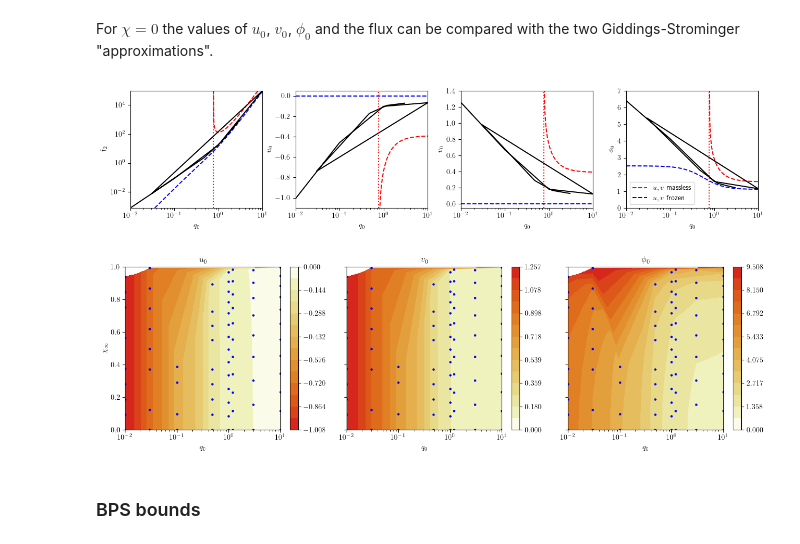
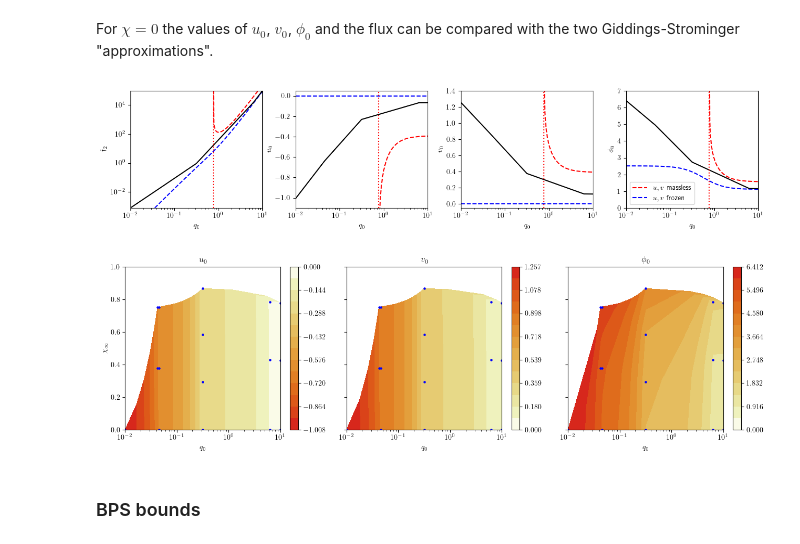
Before and after one commit to gloges/typeII-wormholes, a Jupyter notebook: wormholes.ipynb, the cells around one changed output. Cells and saved outputs as stored; diff of their text form; code cells hidden in the pictures.

Commit message:
T11 data saving

```diff
--- a/wormholes.ipynb
+++ b/wormholes.ipynb
@@ -347,5 +345,9 @@ data = np.empty([9, 0])
+# %%
+# data = np.empty([11, 0])
+data = np.load('T11_data.npy')
 # %%
-q0_list = np.geomspace(0.03, 3, 6)
+# q0_list = np.geomspace(0.01, 10, 3)
+q0_list = 10**(3*np.random.rand(3) - 2)
 
 for q0 in q0_list:
 
@@ -388,7 +390,7 @@ for q0 in q0_list:
                 χ4 = popt[0]
 
             if value < 10**-4:
-                data = np.append(data, np.array([[q0, u0, v0, φ0, χinf, φ4, χ4, φχ4, flux2]]).T, axis=1)
+                data = np.append(data, np.array([[q0, χ1, rmax, u0, v0, φ0, φ4, χ4, φχ4, χinf, flux2]]).T, axis=1)
 
             χ1 += δχ1
 # %% [output]
@@ -412,2 +416,2 @@ Optimizing (u0, v0) for (q0, χ1, rmax) = (3.0000, 0.3000, 60.0000)      Failed
 # %%
-q0s, u0s, v0s, φ0s, χinfs, φ4s, χ4s, φχ4s, flux2s = data
+q0s, χ1s, rmaxes, u0s, v0s, φ0s, φ4s, χ4s, φχ4s, χinfs, flux2s = data
@@ -414,7 +429,8 @@ q0s, u0s, v0s, φ0s, χinfs, φ4s, χ4s, φχ4s, flux2s = data
 # %% [markdown]
 For $\chi=0$ the values of $u_0$, $v_0$, $\phi_0$ and the flux can be compared with the two Giddings-Strominger "approximations".
 # %%
-mask = (χinfs == 0)
+mask = np.where(χinfs == 0)[0]
+mask = mask[np.argsort(q0s[mask])]
 
 q0s_ml = np.geomspace(0.7728, max(q0s[mask]), 100)
 data_ml = np.asarray([wh.massless_approx_T11(q0) for q0 in q0s_ml])
@@ -437,34 +453,34 @@ axes[1].plot(q0s[mask], u0s[mask], 'k')
 
 axes[2].plot(q0s_ml, v0_ml, '--r')
 axes[2].plot(q0s_fr, v0_fr, '--b')
 axes[2].plot(q0s[mask], v0s[mask], 'k')
 
 axes[3].plot(q0s_ml, φ0_ml, '--r', label='$u,v$ massless')
 axes[3].plot(q0s_fr, φ0_fr, '--b', label='$u,v$ frozen')
 axes[3].plot(q0s[mask], φ0s[mask], 'k')
 
 for ax, ylab in zip(axes, ['$\mathfrak{f}_2$', '$u_0$', '$v_0$', '$\phi_0$']):
     ax.axvline(q0s_ml[0], ls=':', c='r')
     ax.set_xlabel('$q_0$')
     ax.set_ylabel(ylab)
 
 plt.xlim(min(q0s[mask]), max(q0s[mask]))
 plt.xscale('log')
 
 axes[0].set_yscale('log')
 axes[0].set_ylim(min(flux2s[mask]), max(flux2s[mask]))
 axes[1].set_ylim(-1.1, 0.05)
 axes[2].set_ylim(-0.05, 1.4)
 axes[3].set_ylim(0, 7)
 
 axes[3].legend()
 
 plt.tight_layout()
 plt.subplots_adjust(wspace=0.25)
 # plt.savefig('T11_ranges.png', dpi=300)
 plt.show()
 # %% [output]
-[figure, old version]
+[figure, new version]
 # %%
 # Perform triangulation on log data
 tri = Triangulation(np.log(q0s), χinfs)
@@ -497,7 +513,7 @@ plt.ylim(0, 1)
 plt.tight_layout()
 plt.show()
 # %% [output]
-[figure, old version]
+[figure, new version]
 # %% [markdown]
 ### BPS bounds
 # %%
```
Also changed, not shown: parts of 4 cells of this notebook, 1 other file.
